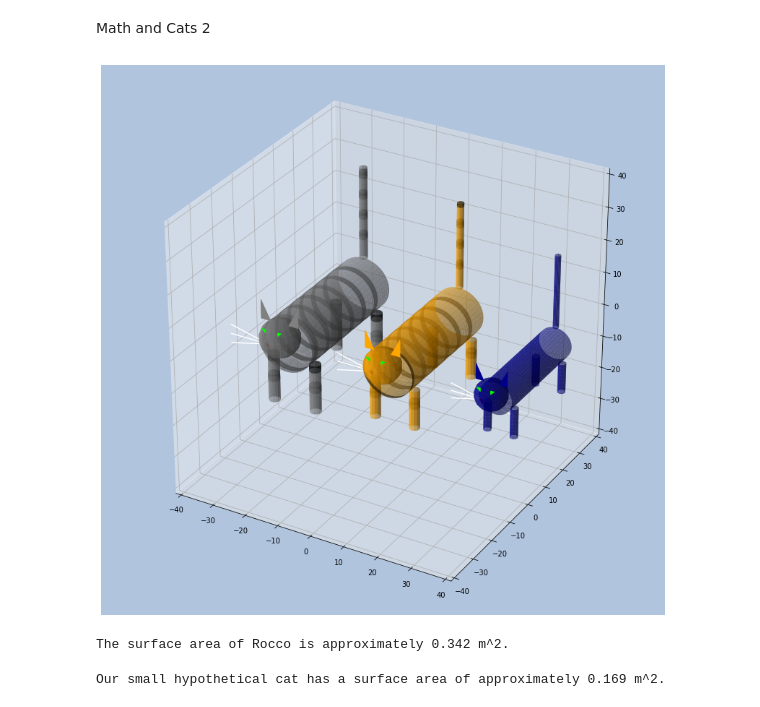
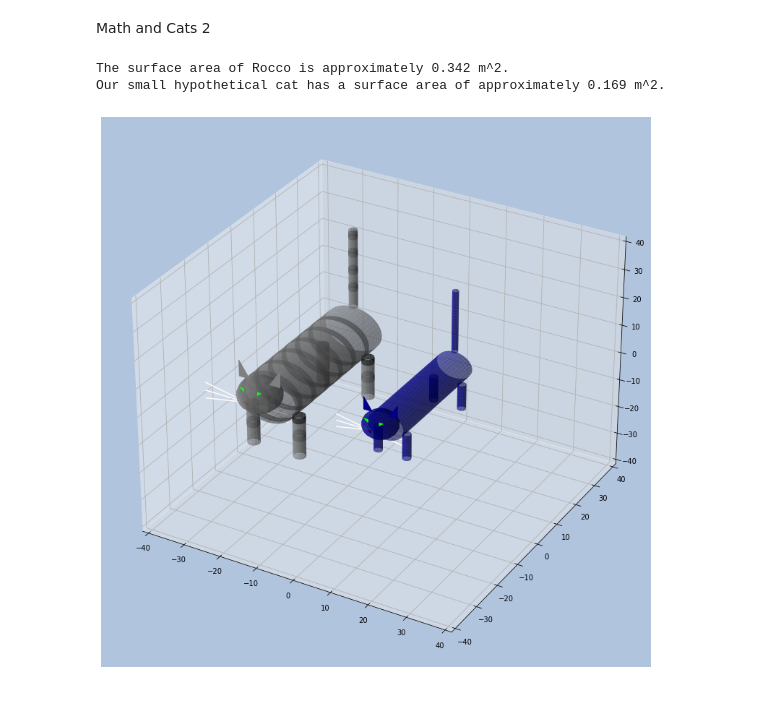
Before and after one commit to jonathanslau/jon_jupyter_projects, a Jupyter notebook: Math_and_Cats_2.ipynb, the cells around one changed output. Saved outputs shown, nothing was run; the diff lists cells and outputs as text; code cells hidden in the pictures.

```diff
--- a/Math_and_Cats_2.ipynb
+++ b/Math_and_Cats_2.ipynb
@@ -164,51 +164,44 @@ class cat:
     # eyes
     eye_y = -self.torso_l/2 - self.head_r/2 - self.head_r * np.sin(np.radians(45)) # attempt to position eyes at 45 degree angle
     eye_z = self.torso_r/2 + self.head_r * np.cos(np.radians(45))  # lowest z coordinate relative to head
     offset_eye_x = self.head_r/3
     eyes =  [
       ((offset_eye_x + center_x,eye_y,eye_z),(offset_eye_x + 1 + center_x,eye_y,eye_z),(offset_eye_x + center_x,eye_y,eye_z-1)),
       ((-offset_eye_x + center_x,eye_y,eye_z),(-offset_eye_x - 1 + center_x,eye_y,eye_z),(-offset_eye_x + center_x,eye_y,eye_z-1)),
       ]
     ax.add_collection(Poly3DCollection(eyes, alpha=1.0, color='lime'))
 
     # whiskers
     # reuse coordinates from features above
-
     ax.plot([center_x,center_x + self.head_r*2],[nose_y,nose_y],[nose_z,nose_z], alpha=1.0, color='w')
     ax.plot([center_x,center_x - self.head_r*2],[nose_y,nose_y],[nose_z,nose_z], alpha=1.0, color='w')
     ax.plot([center_x,center_x + self.head_r*2],[nose_y,nose_y],[nose_z,nose_z - self.head_r/2], alpha=1.0, color='w')
     ax.plot([center_x,center_x - self.head_r*2],[nose_y,nose_y],[nose_z,nose_z - self.head_r/2], alpha=1.0, color='w')
     ax.plot([center_x,center_x + self.head_r*2],[nose_y,nose_y],[nose_z,nose_z + self.head_r/2], alpha=1.0, color='w')
     ax.plot([center_x,center_x - self.head_r*2],[nose_y,nose_y],[nose_z,nose_z + self.head_r/2], alpha=1.0, color='w')
 
-    # dynamically set size of plot based on how many kitties are being drawn
-
     # iterate kitty count
     kitty_count[0]+=1
     return
 
-# coat_colour, eye colour, head_c, torso_l, torso_c, limb_l, limb_c, tail_l, tail_c
+# is_tabby, coat_colour, eye_colour, head circumference, torso length, torso circumference
+# limb length, limb circumference, tail length, tail circumference
 # pass Rocco measurements and render onto graph
-rocco = cat(True, 'grey', 'green', 35, 40, 50, 15, 10, 28, 7).draw_kitty()
+rocco = cat(True, 'grey', 'green', 35, 40, 50, 15, 10, 28, 7)
+rocco.draw_kitty()
 
 # cat 2
-average_cat = cat(True, 'orange', 'green', 32, 38, 46, 12, 9, 26, 6).draw_kitty()
+# average_cat = cat(True, 'orange', 'green', 32, 38, 46, 12, 9, 26, 6).draw_kitty()
+# cat 3
+small_cat = cat(False, 'darkblue', 'blue', 28, 33, 30, 9, 7, 22, 5)
+small_cat.draw_kitty()
 
-# cat 3
-small_cat = cat(False, 'darkblue', 'blue', 28, 33, 30, 9, 7, 22, 5).draw_kitty()
+# given his measurements, how much surface area does he have?
+print('The surface area of Rocco is approximately ' + str(round((rocco.estimate_sa()/10000),3)) + ' m^2.')
+print('Our small hypothetical cat has a surface area of approximately ' + str(round(small_cat.estimate_sa()/10000, 3)) + ' m^2.')
 
 plt.show()
 # %% [output]
+The surface area of Rocco is approximately 0.342 m^2.
+Our small hypothetical cat has a surface area of approximately 0.169 m^2.
-[figure, old version]
+[figure, new version]
-# %%
-# given his measurements, how much surface area does he have?
-print('The surface area of Rocco is approximately ' + str(round((rocco.estimate_sa()/10000),3)) + ' m^2.')
-# %% [output]
-The surface area of Rocco is approximately 0.342 m^2.
-# %%
-# hypothetical cat, on the small end
-small_cat = cat(False, 'orange', 'green', 28, 33, 30, 9, 7, 22, 5)
-
-print('Our small hypothetical cat has a surface area of approximately ' + str(round(small_cat.estimate_sa()/10000, 3)) + ' m^2.')
-# %% [output]
-Our small hypothetical cat has a surface area of approximately 0.169 m^2.
```
Also changed, not shown: parts of 4 cells of this notebook.
